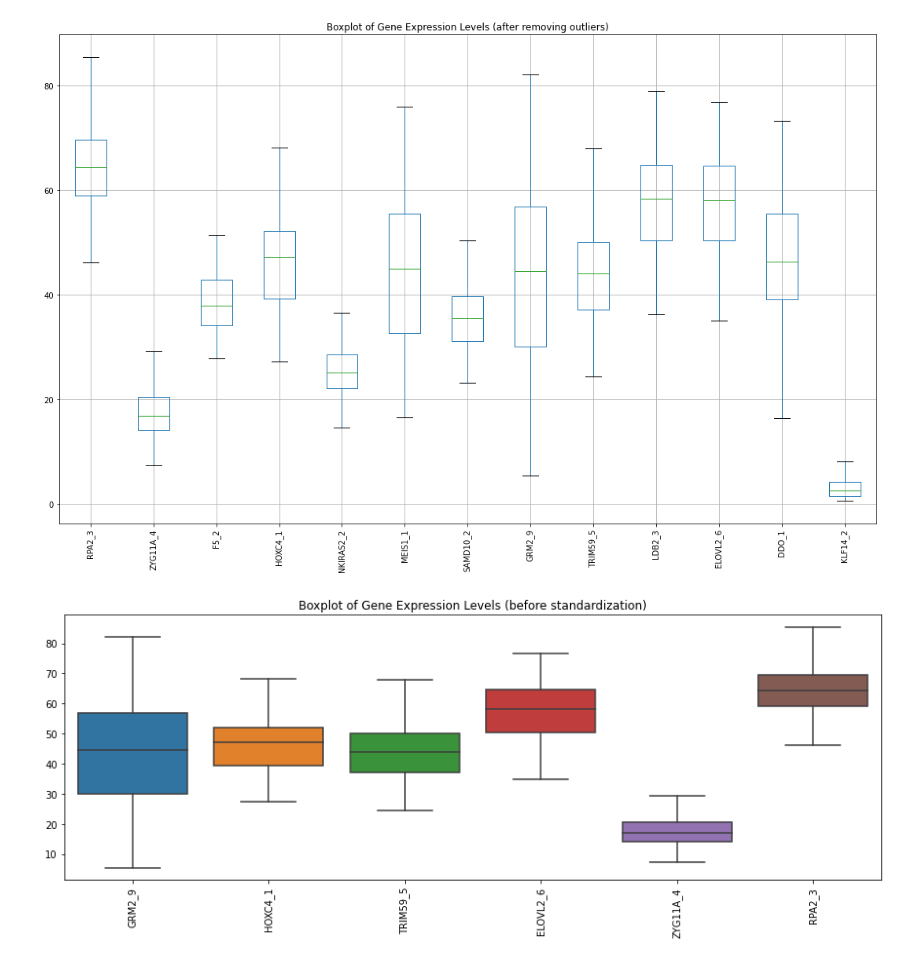
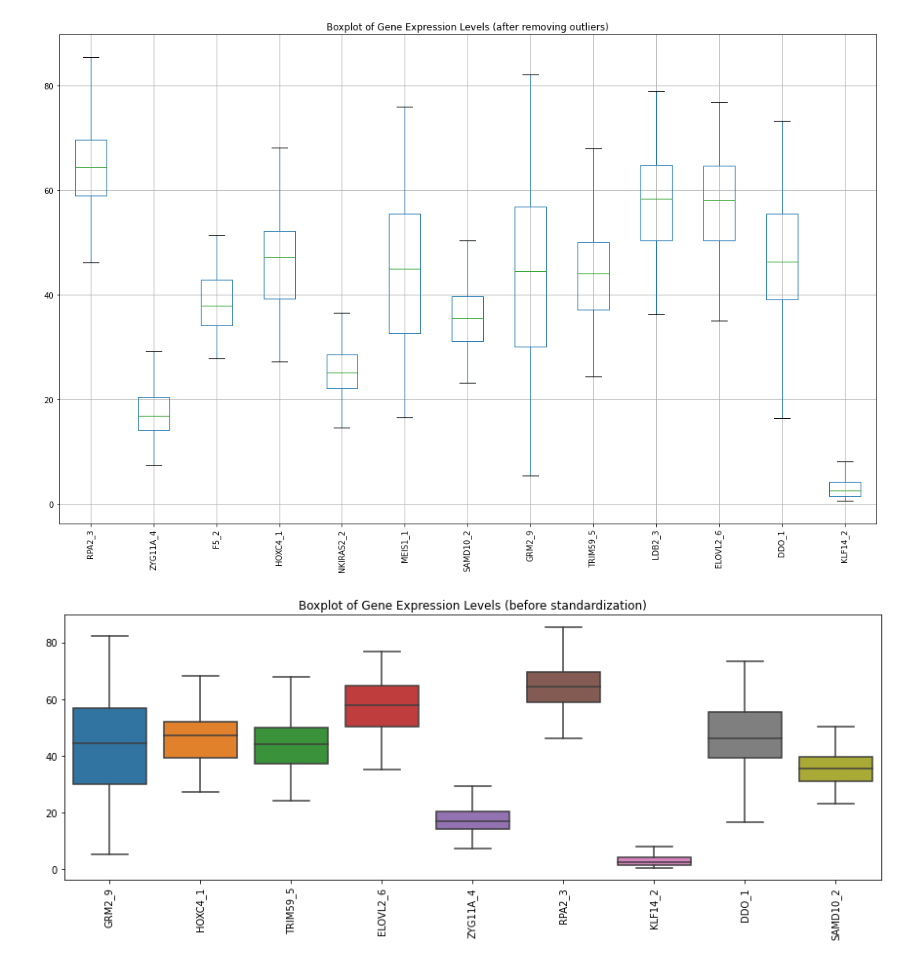
Before and after one commit to TC851/Data-Science-Ageing-process-Gene-expression, a Jupyter notebook: Ageing process Gene expression.ipynb, the cells around one changed output. Saved outputs shown, nothing was run; the diff lists cells and outputs as text; code cells hidden in the pictures.

```diff
--- a/Ageing process Gene expression.ipynb
+++ b/Ageing process Gene expression.ipynb
@@ -138,16 +137,16 @@ plt.show()
 # %% [output]
 [figure]
 # %%
-genes = ['GRM2_9', 'HOXC4_1', 'TRIM59_5', 'ELOVL2_6', 'ZYG11A_4', 'RPA2_3']
+genes = ['GRM2_9', 'HOXC4_1', 'TRIM59_5', 'ELOVL2_6', 'ZYG11A_4', 'RPA2_3', 'KLF14_2','DDO_1','SAMD10_2']
 gene_data = data_df_cleaned[genes]
 
 plt.figure(figsize=(15, 5))
 sns.boxplot(data=gene_data)
 plt.title('Boxplot of Gene Expression Levels (before standardization)')
 plt.xticks(rotation=90)
 plt.show()
 # %% [output]
-[figure, old version]
+[figure, new version]
 # %%
 scaler = StandardScaler()
 scaled_gene_data = scaler.fit_transform(gene_data)
```
Also changed, not shown: parts of 10 cells of this notebook.
